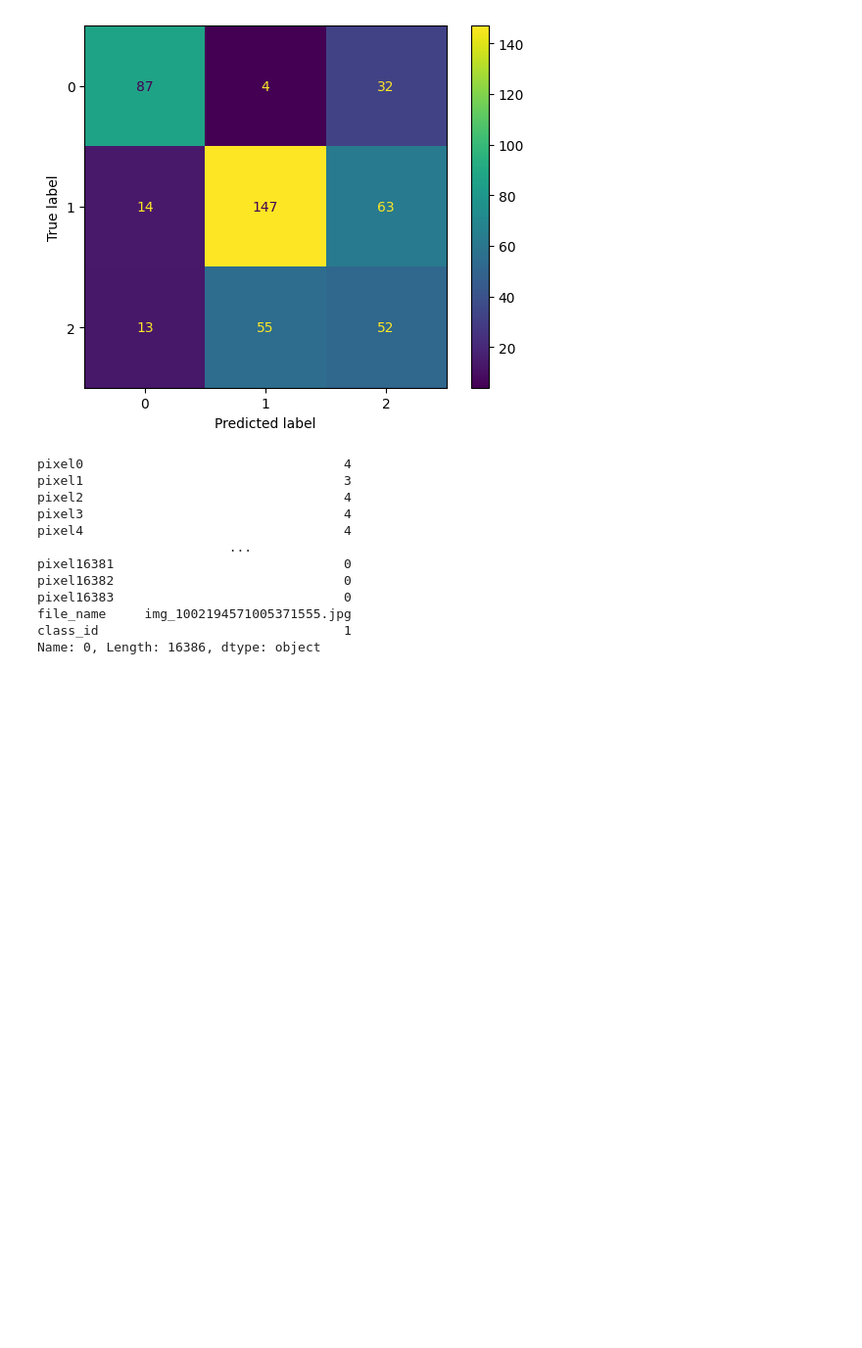
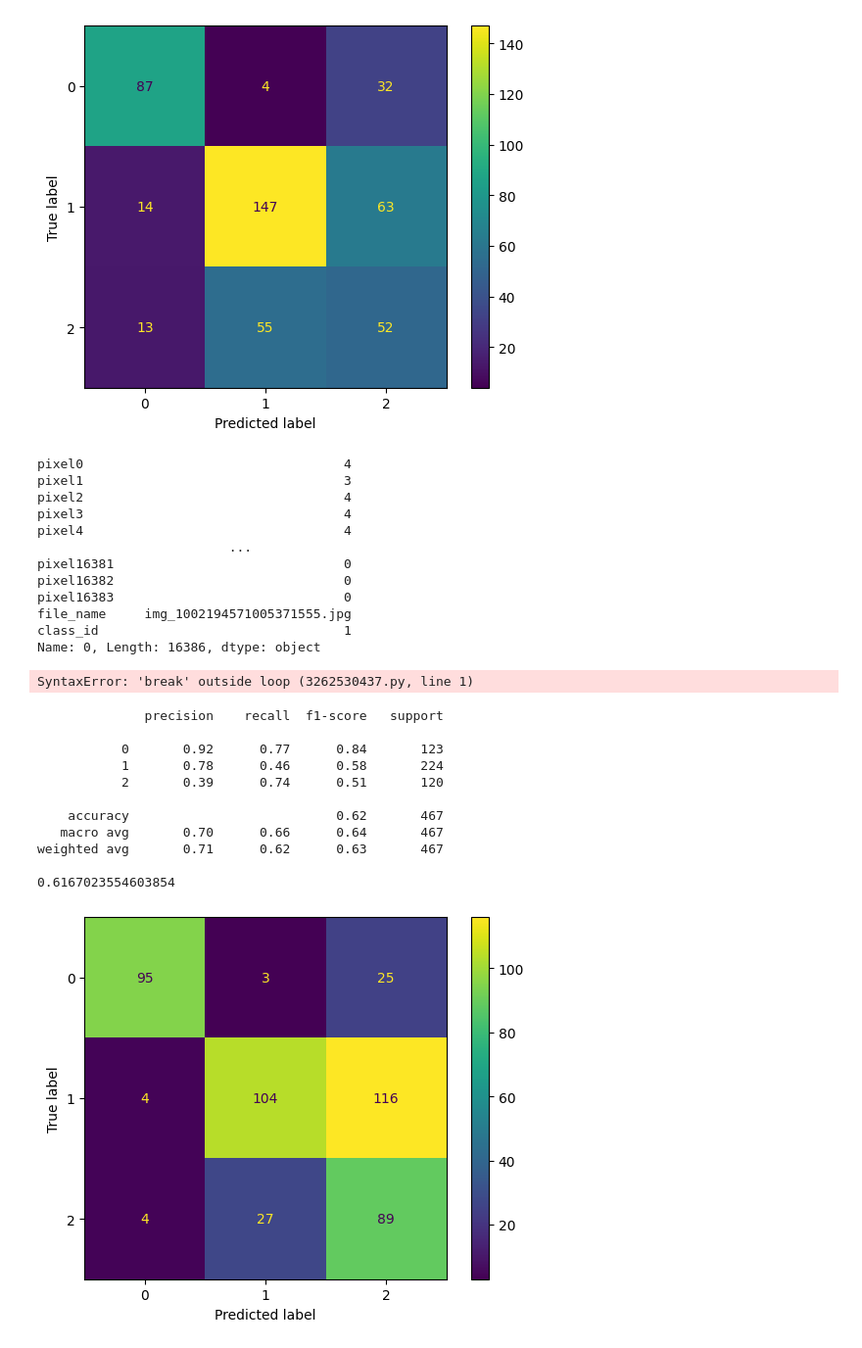
Before and after one commit to conor7276/chest-xray-research, a Jupyter notebook: models/Static_Test_Data.ipynb, the cells around one changed output. Shown at 98% size. Saved outputs shown, nothing was run; the diff lists cells and outputs as text; code cells hidden in the pictures; blank space fills up the shorter version.

Commit message:
Added mlp classifier

```diff
--- a/models/Static_Test_Data.ipynb
+++ b/models/Static_Test_Data.ipynb
@@ -84,6 +85,7 @@ def build_and_eval_cross_validate_model(model, X, y):
     X_train, X_test = X.iloc[train_indices,:], X.iloc[test_indices,:]
     y_train, y_test = y[train_indices], y[test_indices]
 
+
     # Fit data to model
     model.fit(X_train,y_train)
 
@@ -97,7 +99,7 @@ def build_and_eval_cross_validate_model(model, X, y):
 
     disp.plot()
 
-    return cross_val
+    # return cross_val
 # %%
 model = svm.SVC()
 svm_data = build_and_eval_cross_validate_model(model, X, y)
@@ -200,3 +202,52 @@ pixel16383                              0
 file_name     img_1002194571005371555.jpg
 class_id                                1
 Name: 0, Length: 16386, dtype: object
+# %%
+break
+params = {
+
+            'activation' : ['identity', 'logistic', 'tanh', 'relu'],
+            'solver' : ['lbfgs','sgd','adam'],
+            'learning_rate' : ['constant','invscaling','adaptive']
+}
+
+nn_classifier_cv = GridSearchCV(nn_classifier,
+                       param_grid = params,
+                       scoring = 'neg_mean_squared_error',
+                       cv = 5,
+                       return_train_score=True,
+                       n_jobs = -1)
+
+with open('static_data/train.pickle','rb') as handle:
+    train_indices = pickle.load(handle)
+
+with open('static_data/test.pickle','rb') as handle:
+    test_indices = pickle.load(handle)
+
+# Get training and test data
+X_train, X_test = X.iloc[train_indices,:], X.iloc[test_indices,:]
+y_train, y_test = y[train_indices], y[test_indices]
+
+nn_classifier_cv.fit(X_train, y_train)
+
+nn_classifier_cv.best_params_
+# %% [output]
+SyntaxError: 'break' outside loop (3262530437.py, line 1)
+# %%
+
+
+nn_classifier = MLPClassifier()
+nn_data = build_and_eval_cross_validate_model(nn_classifier, X, y)
+# %% [output]
+              precision    recall  f1-score   support
+
+           0       0.92      0.77      0.84       123
+           1       0.78      0.46      0.58       224
+           2       0.39      0.74      0.51       120
+
+    accuracy                           0.62       467
+   macro avg       0.70      0.66      0.64       467
+weighted avg       0.71      0.62      0.63       467
+
+0.6167023554603854
+[figure, added]
```
Also changed, not shown: parts of 2 cells of this notebook, 2 other files.
